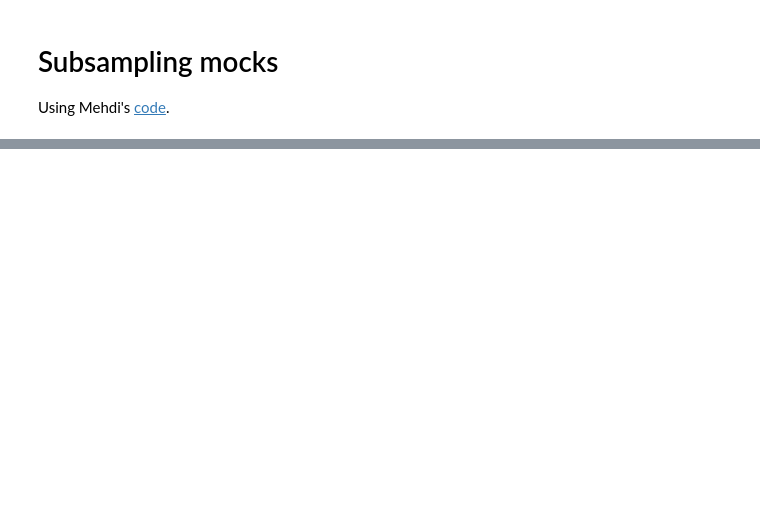
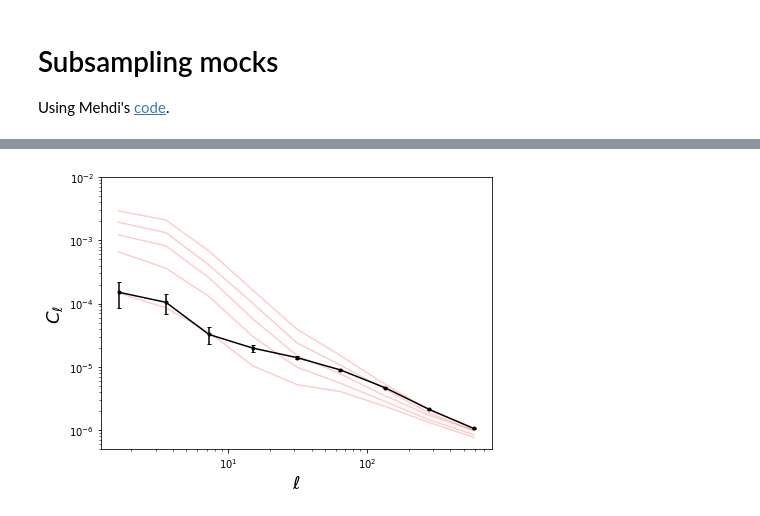
Before and after one commit to AlbertoRosado1/sysgen, a Jupyter notebook: subsample_mock_nb.ipynb, the cells around one changed output, grey strips where cells are left out. Cells and saved outputs as stored; diff of their text form; code cells hidden in the pictures; blank space fills up the shorter version.

```diff
--- a/subsample_mock_nb.ipynb
+++ b/subsample_mock_nb.ipynb
@@ -62,0 +296,7 @@ for i, (mapi, title) in enumerate(zip([mock_hp, selection_func, mock_hp_after],
+# %%
+# get ngal, nran and mask in healpix map
+ngal,nran,mask,_=read_data(tables, nside=nside)
+
+# get cl of real data
+cl_real = get_cl(ngal,nran, mask)['cl_gg']
+ell_real, cell_real, cell_err = ut.histogram_cell(cl_real['l'], cl_real, return_err=True, method='jackknife')
@@ -62,0 +315,23 @@ for i, (mapi, title) in enumerate(zip([mock_hp, selection_func, mock_hp_after],
+# %%
+fig = plt.gcf()
+fig.set_size_inches(7, 5)
+
+plt.errorbar(ell_real, cell_real, yerr=cell_err, color='k',
+             marker='.', alpha=1., ls='-', capsize=2)
+
+for ind in pick_selfn_randomly[:only_choose]:
+    l = cls_dict[f'nnwindow_{ind}']['cl_gg']['l']
+    cl = cls_dict[f'nnwindow_{ind}']['cl_gg']
+    #plt.plot(l, cl['cl'], alpha=0.2, ls='-', color='r')
+
+    ell,cell,_= ut.histogram_cell(l, cl, return_err=True, method='jackknife')
+    plt.plot(ell, cell, alpha=0.2, ls='-', color='r')
+
+plt.ylabel(r'$C_{\ell}$',fontsize=18)
+plt.xlabel(r'$\ell$',fontsize=18)
+plt.xscale('log')
+plt.yscale('log')
+plt.ylim(5e-7,1e-2)
+plt.show()
+# %% [output]
+[figure, added]
```
Also changed, not shown: parts of 21 cells of this notebook, 2 other files.
